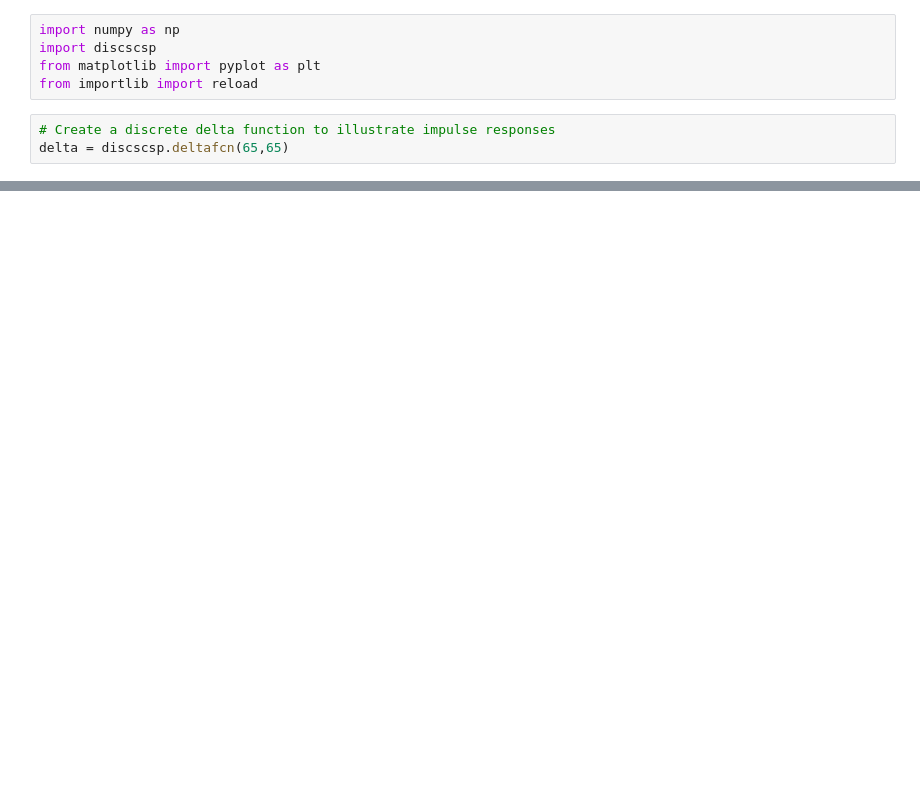
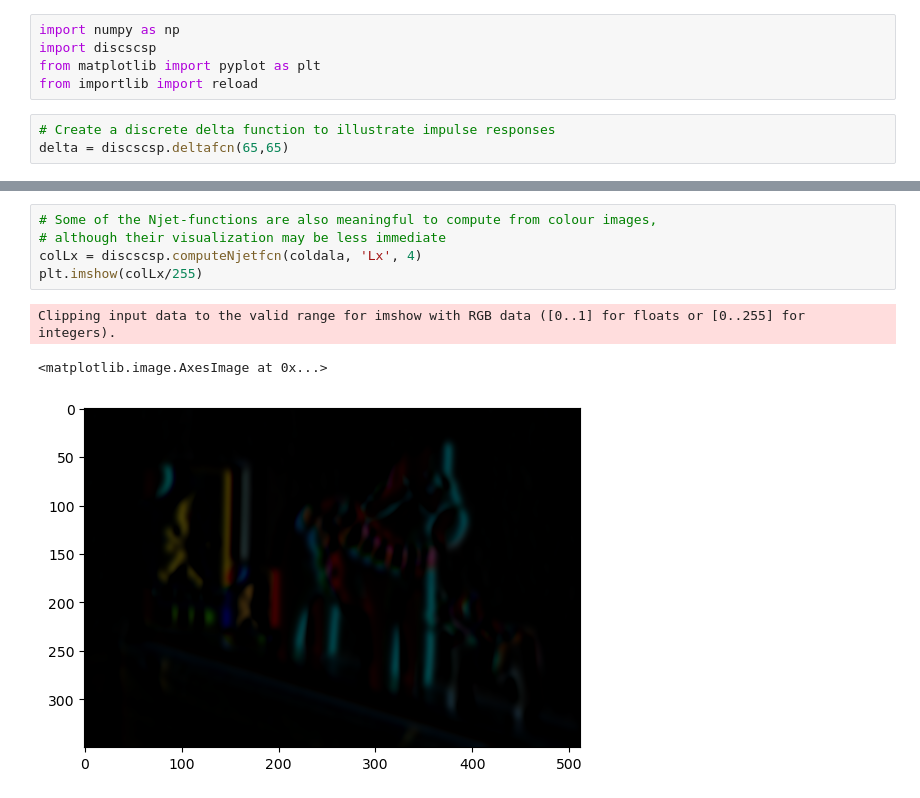
Before and after one commit to tonylindeberg/pyscsp, a Jupyter notebook: discscspdemo.ipynb, the cells around one changed output, grey strips where cells are left out. Drawn from its saved outputs; the diff is of its cells as text; blank space fills up the shorter version.

```diff
--- a/discscspdemo.ipynb
+++ b/discscspdemo.ipynb
@@ -138,0 +210,9 @@ plt.imshow(Lqq, cmap='gray', interpolation='nearest')
+# %%
+# Some of the Njet-functions are also meaningful to compute from colour images,
+# although their visualization may be less immediate
+colLx = discscsp.computeNjetfcn(coldala, 'Lx', 4)
+plt.imshow(colLx/255)
+# %% [output]
+Clipping input data to the valid range for imshow with RGB data ([0..1] for floats or [0..255] for integers).
+<matplotlib.image.AxesImage at 0x...>
+[figure, added]
```
Also changed, not shown: parts of 31 cells of this notebook, 1 other file.
